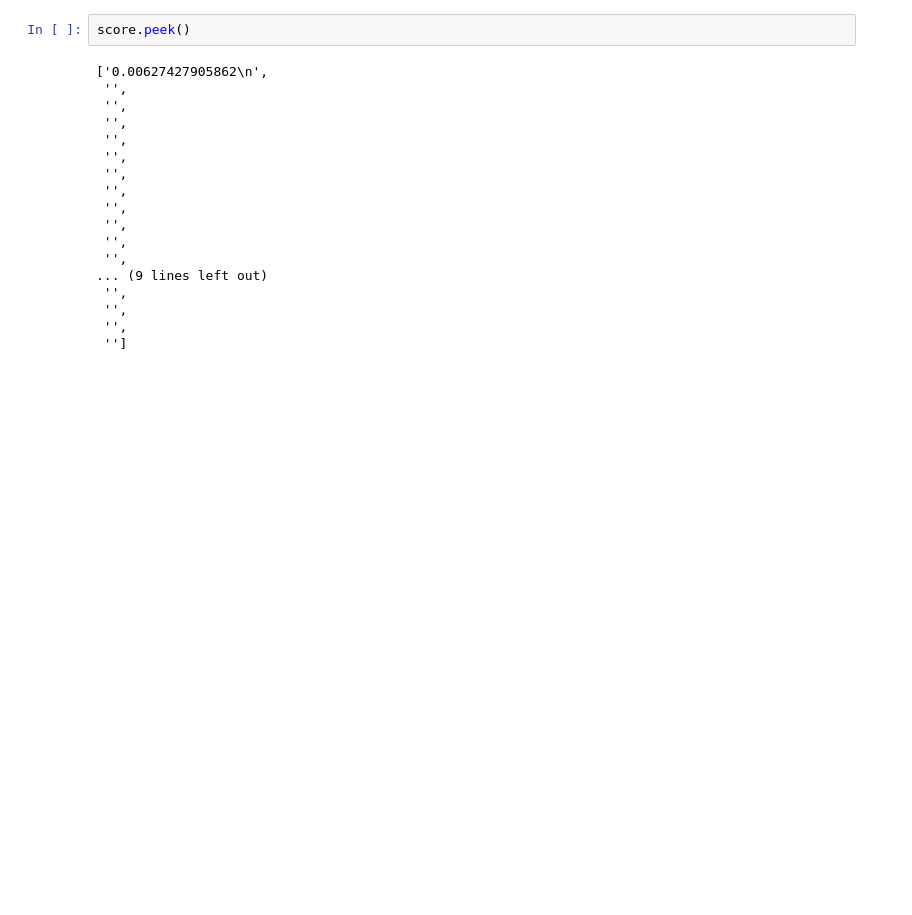
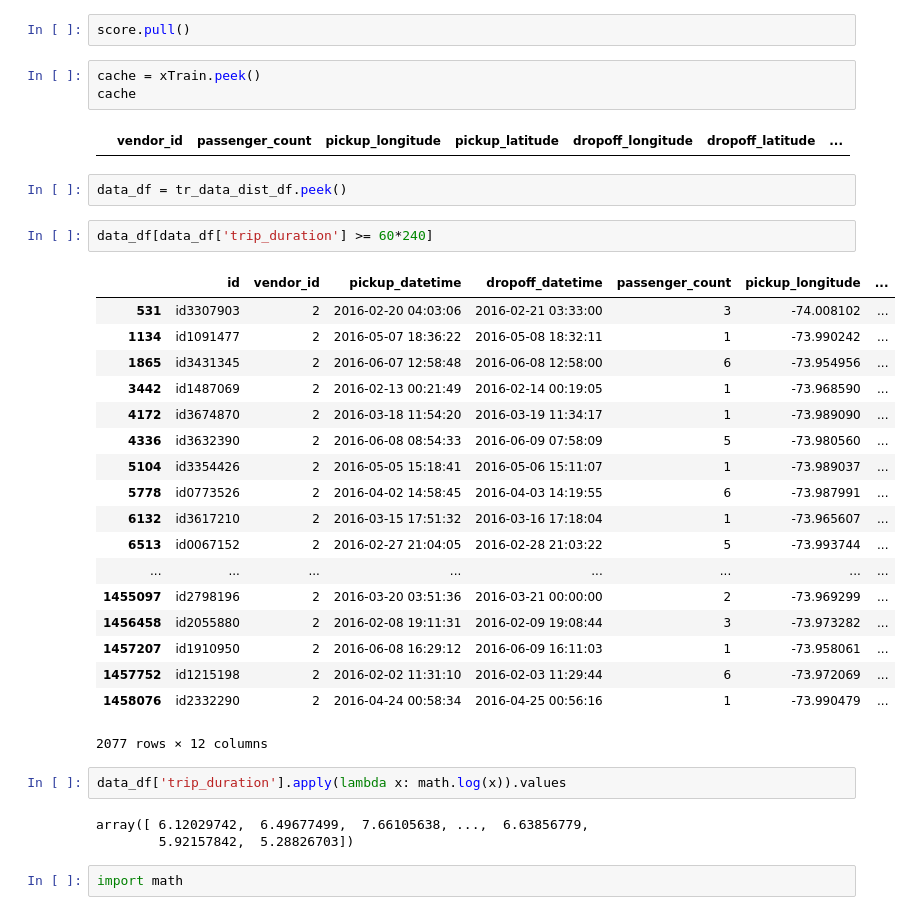
Before and after one commit to ucbrise/flor, a Jupyter notebook: examples/taxi/Taxi.ipynb, the cells around one changed output. Saved outputs shown, nothing was run; the diff lists cells and outputs as text; blank space fills up the shorter version.

```diff
--- a/examples/taxi/Taxi.ipynb
+++ b/examples/taxi/Taxi.ipynb
@@ -196,22 +231,39 @@ def comp_predictions(model, data_df, scaler):
 do_comp = ex.action(comp_predictions, [model, te_data_full_df, scaler])
 preds = ex.artifact('predictions.pkl', do_comp)
 # %%
-score.peek()
+score.pull()
-# %% [output]
-['0.00627427905862\n',
- '',
- '',
- '',
- '',
- '',
- '',
- '',
- '',
- '',
- '',
- '',
-... (9 lines left out)
- '',
- '',
- '',
- '']
+# %%
+cache = xTrain.peek()
+cache
+# %% [output]
+|  | vendor_id | passenger_count | pickup_longitude | pickup_latitude | dropoff_longitude | dropoff_latitude | ... |
+# %%
+data_df = tr_data_dist_df.peek()
+# %%
+data_df[data_df['trip_duration'] >= 60*240]
+# %% [output]
+|  | id | vendor_id | pickup_datetime | dropoff_datetime | passenger_count | pickup_longitude | ... |
+| 531 | id3307903 | 2 | 2016-02-20 04:03:06 | 2016-02-21 03:33:00 | 3 | -74.008102 | ... |
+| 1134 | id1091477 | 2 | 2016-05-07 18:36:22 | 2016-05-08 18:32:11 | 1 | -73.990242 | ... |
+| 1865 | id3431345 | 2 | 2016-06-07 12:58:48 | 2016-06-08 12:58:00 | 6 | -73.954956 | ... |
+| 3442 | id1487069 | 2 | 2016-02-13 00:21:49 | 2016-02-14 00:19:05 | 1 | -73.968590 | ... |
+| 4172 | id3674870 | 2 | 2016-03-18 11:54:20 | 2016-03-19 11:34:17 | 1 | -73.989090 | ... |
+| 4336 | id3632390 | 2 | 2016-06-08 08:54:33 | 2016-06-09 07:58:09 | 5 | -73.980560 | ... |
+| 5104 | id3354426 | 2 | 2016-05-05 15:18:41 | 2016-05-06 15:11:07 | 1 | -73.989037 | ... |
+| 5778 | id0773526 | 2 | 2016-04-02 14:58:45 | 2016-04-03 14:19:55 | 6 | -73.987991 | ... |
+| 6132 | id3617210 | 2 | 2016-03-15 17:51:32 | 2016-03-16 17:18:04 | 1 | -73.965607 | ... |
+| 6513 | id0067152 | 2 | 2016-02-27 21:04:05 | 2016-02-28 21:03:22 | 5 | -73.993744 | ... |
+| ... | ... | ... | ... | ... | ... | ... | ... |
+| 1455097 | id2798196 | 2 | 2016-03-20 03:51:36 | 2016-03-21 00:00:00 | 2 | -73.969299 | ... |
+| 1456458 | id2055880 | 2 | 2016-02-08 19:11:31 | 2016-02-09 19:08:44 | 3 | -73.973282 | ... |
+| 1457207 | id1910950 | 2 | 2016-06-08 16:29:12 | 2016-06-09 16:11:03 | 1 | -73.958061 | ... |
+| 1457752 | id1215198 | 2 | 2016-02-02 11:31:10 | 2016-02-03 11:29:44 | 6 | -73.972069 | ... |
+| 1458076 | id2332290 | 2 | 2016-04-24 00:58:34 | 2016-04-25 00:56:16 | 1 | -73.990479 | ... |
+2077 rows × 12 columns
+# %%
+data_df['trip_duration'].apply(lambda x: math.log(x)).values
+# %% [output]
+array([ 6.12029742,  6.49677499,  7.66105638, ...,  6.63856779,
+        5.92157842,  5.28826703])
+# %%
+import math
```
Also changed, not shown: parts of 1 cell of this notebook.
